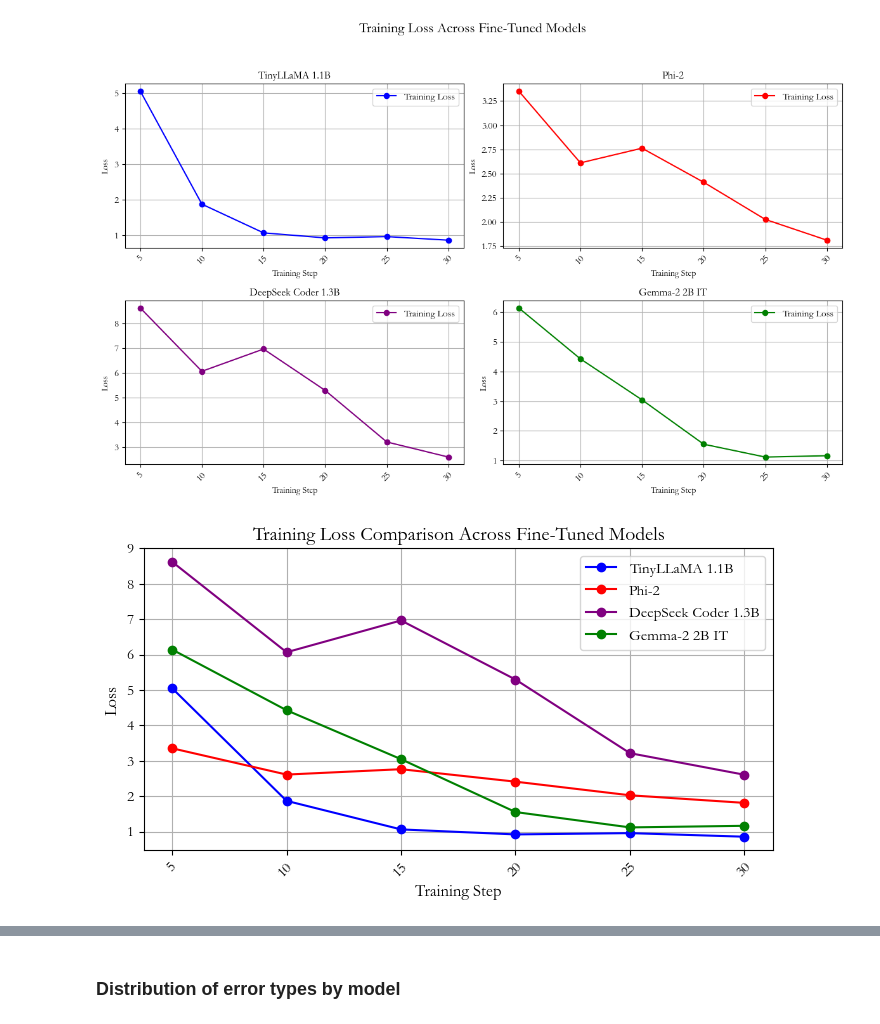
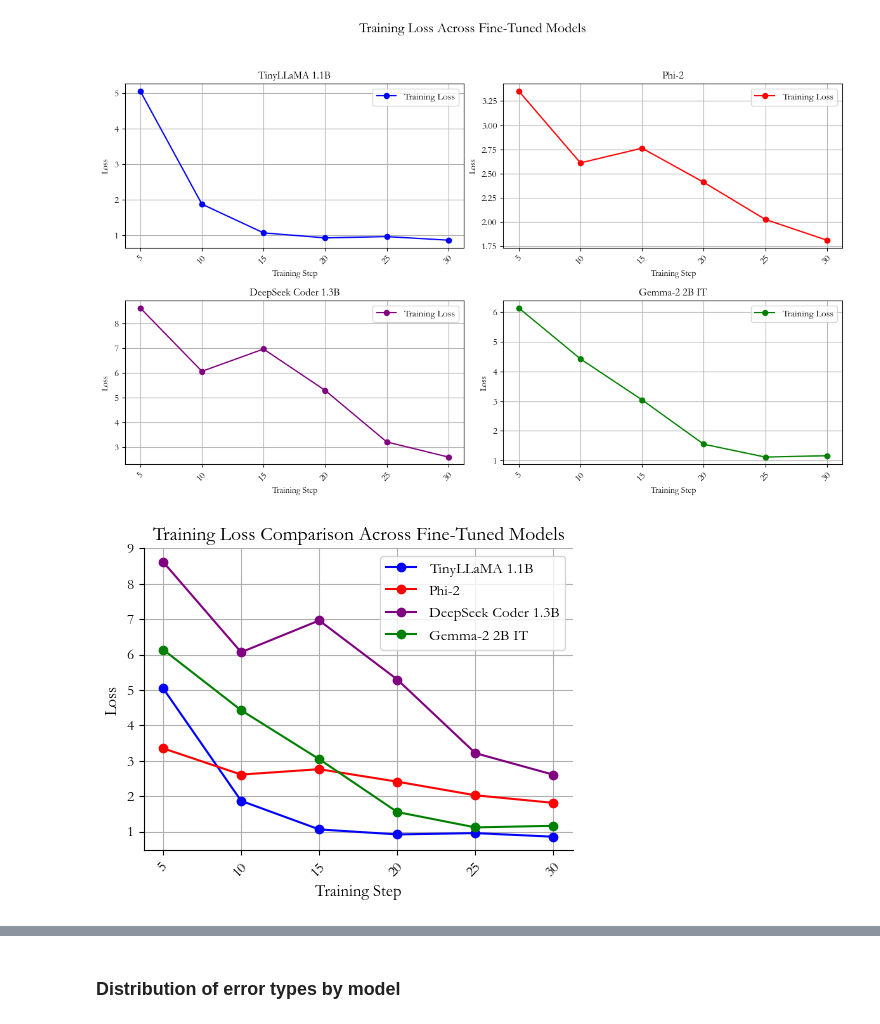
Before and after one commit to aisha1021/llms-financebench, a Jupyter notebook: llms_hf_models_figures.ipynb, the cells around one changed output, grey strips where cells are left out. Saved outputs shown, nothing was run; the diff lists cells and outputs as text; code cells hidden in the pictures.

Commit message:
updated hf model figures

```diff
--- a/llms_hf_models_figures.ipynb
+++ b/llms_hf_models_figures.ipynb
@@ -183,33 +247,39 @@ models = {
         "losses": [8.621300, 6.066200, 6.964400, 5.295300, 3.215000, 2.605600],
         "color": "purple"
     },
     "Gemma-2 2B IT": {
         "steps": [5, 10, 15, 20, 25, 30],
         "losses": [6.142400, 4.427300, 3.044900, 1.551300, 1.117600, 1.162700],
         "color": "green"
     }
 }
 
 # Plot
-plt.figure(figsize=(7, 4))
+fig, ax = plt.subplots(figsize=(5, 4))  # Create a figure and axis
 for model_name, data in models.items():
-    plt.plot(
+    ax.plot(
         data["steps"],
         data["losses"],
         marker='o',
         linestyle='-',
         label=model_name,
         color=data["color"]
     )
+
+# Remove top and right spines, keep left and bottom
+for spine in ax.spines.values():
+    spine.set_visible(False)
+ax.spines['left'].set_visible(True)
+ax.spines['bottom'].set_visible(True)
 
 # Formatting
 plt.title("Training Loss Comparison Across Fine-Tuned Models", fontsize=14)
 plt.xlabel("Training Step", fontsize=12)
 plt.ylabel("Loss", fontsize=12)
 plt.grid(True)
 plt.legend()
 plt.tight_layout()
 plt.xticks(rotation=45)
 plt.show()
 # %% [output]
-[figure, old version]
+[figure, new version]
```
Also changed, not shown: parts of 6 cells of this notebook.
